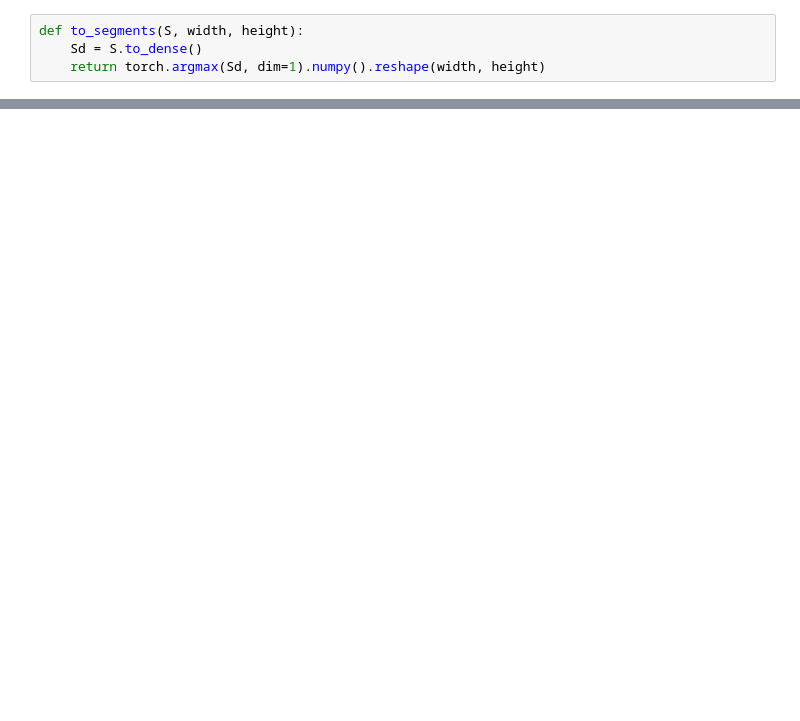
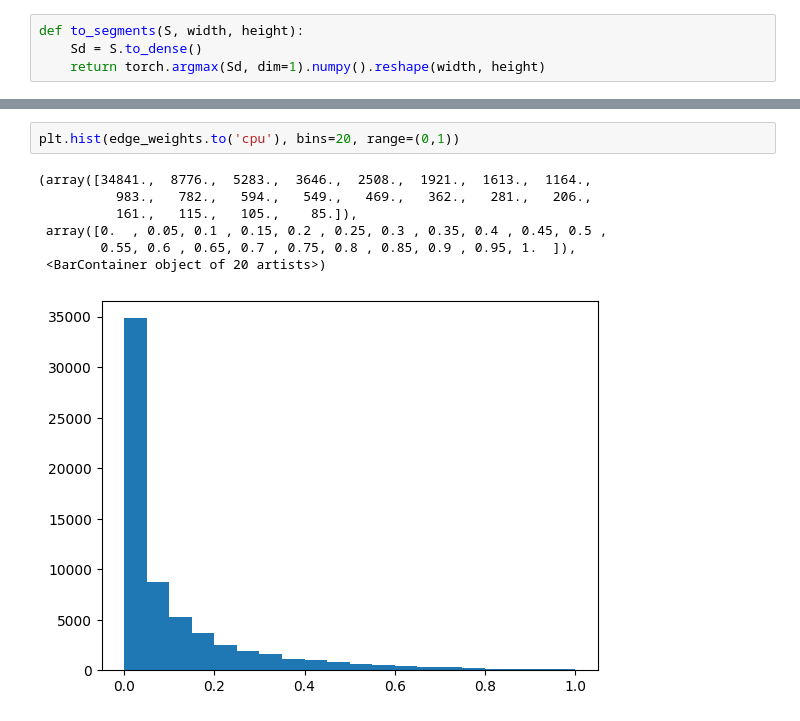
Before and after one commit to jpelayx/graph-segmentation, a Jupyter notebook: felzenszwalb.ipynb, the cells around one changed output, grey strips where cells are left out. Saved outputs shown, nothing was run; the diff lists cells and outputs as text; blank space fills up the shorter version.

```diff
--- a/felzenszwalb.ipynb
+++ b/felzenszwalb.ipynb
@@ -921,0 +959,10 @@ array([[8548, 8548, 8548, ..., 8548, 8548, 8548],
+# %%
+plt.hist(edge_weights.to('cpu'), bins=20, range=(0,1))
+# %% [output]
+(array([34841.,  8776.,  5283.,  3646.,  2508.,  1921.,  1613.,  1164.,
+          983.,   782.,   594.,   549.,   469.,   362.,   281.,   206.,
+          161.,   115.,   105.,    85.]),
+ array([0.  , 0.05, 0.1 , 0.15, 0.2 , 0.25, 0.3 , 0.35, 0.4 , 0.45, 0.5 ,
+        0.55, 0.6 , 0.65, 0.7 , 0.75, 0.8 , 0.85, 0.9 , 0.95, 1.  ]),
+ <BarContainer object of 20 artists>)
+[figure, added]
```
Also changed, not shown: parts of 28 cells of this notebook.
